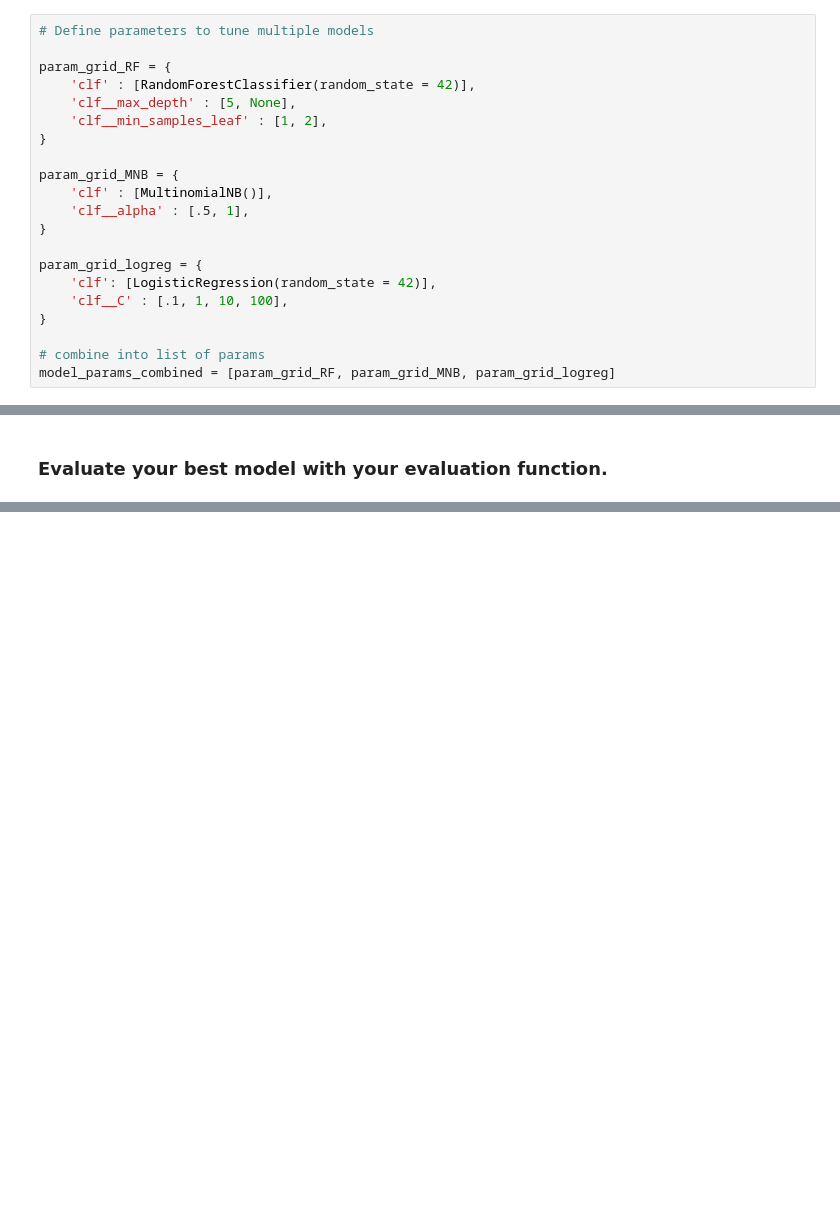
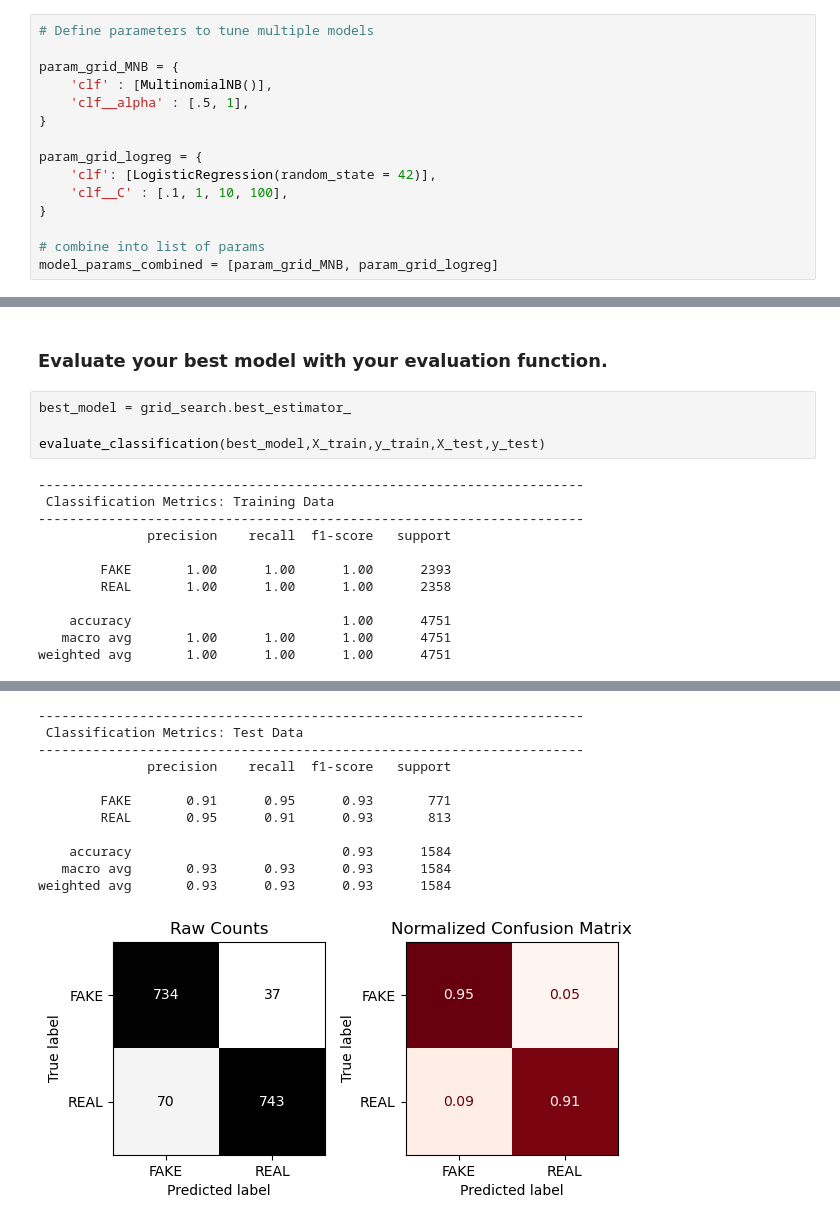
Before and after one commit to EhLeeOod/advanced-machine-learning, a Jupyter notebook: core-text-classification-sklearn.ipynb, the cells around one changed output, grey strips where cells are left out. Drawn from its saved outputs; the diff is of its cells as text; blank space fills up the shorter version.

Commit message:
run classification eval function

```diff
--- a/core-text-classification-sklearn.ipynb
+++ b/core-text-classification-sklearn.ipynb
@@ -554,11 +553,5 @@ params_combined = [param_grid_RF, param_grid_MNB]
 # %%
 # Define parameters to tune multiple models
-
-param_grid_RF = {
-    'clf' : [RandomForestClassifier(random_state = 42)],
-    'clf__max_depth' : [5, None],
-    'clf__min_samples_leaf' : [1, 2],
-}
 
 param_grid_MNB = {
     'clf' : [MultinomialNB()],
@@ -571,7 +564,7 @@ param_grid_logreg = {
 }
 
 # combine into list of params
-model_params_combined = [param_grid_RF, param_grid_MNB, param_grid_logreg]
+model_params_combined = [param_grid_MNB, param_grid_logreg]
 # %% [markdown]
 Use itertools.product() to create all combinations of vectorizers and models.
 # %%
@@ -651,2 +674,18 @@ KeyboardInterrupt:
 # %% [markdown]
 ### Evaluate your best model with your evaluation function.
+# %%
+best_model = grid_search.best_estimator_
+
+evaluate_classification(best_model,X_train,y_train,X_test,y_test)
+# %% [output]
+----------------------------------------------------------------------
+ Classification Metrics: Training Data
+----------------------------------------------------------------------
+              precision    recall  f1-score   support
+
+        FAKE       1.00      1.00      1.00      2393
+        REAL       1.00      1.00      1.00      2358
+
+    accuracy                           1.00      4751
+   macro avg       1.00      1.00      1.00      4751
+weighted avg       1.00      1.00      1.00      4751
@@ -652,0 +693,12 @@ KeyboardInterrupt:
+----------------------------------------------------------------------
+ Classification Metrics: Test Data
+----------------------------------------------------------------------
+              precision    recall  f1-score   support
+
+        FAKE       0.91      0.95      0.93       771
+        REAL       0.95      0.91      0.93       813
+
+    accuracy                           0.93      1584
+   macro avg       0.93      0.93      0.93      1584
+weighted avg       0.93      0.93      0.93      1584
+[figure, added]
```
Also changed, not shown: parts of 7 cells of this notebook.
